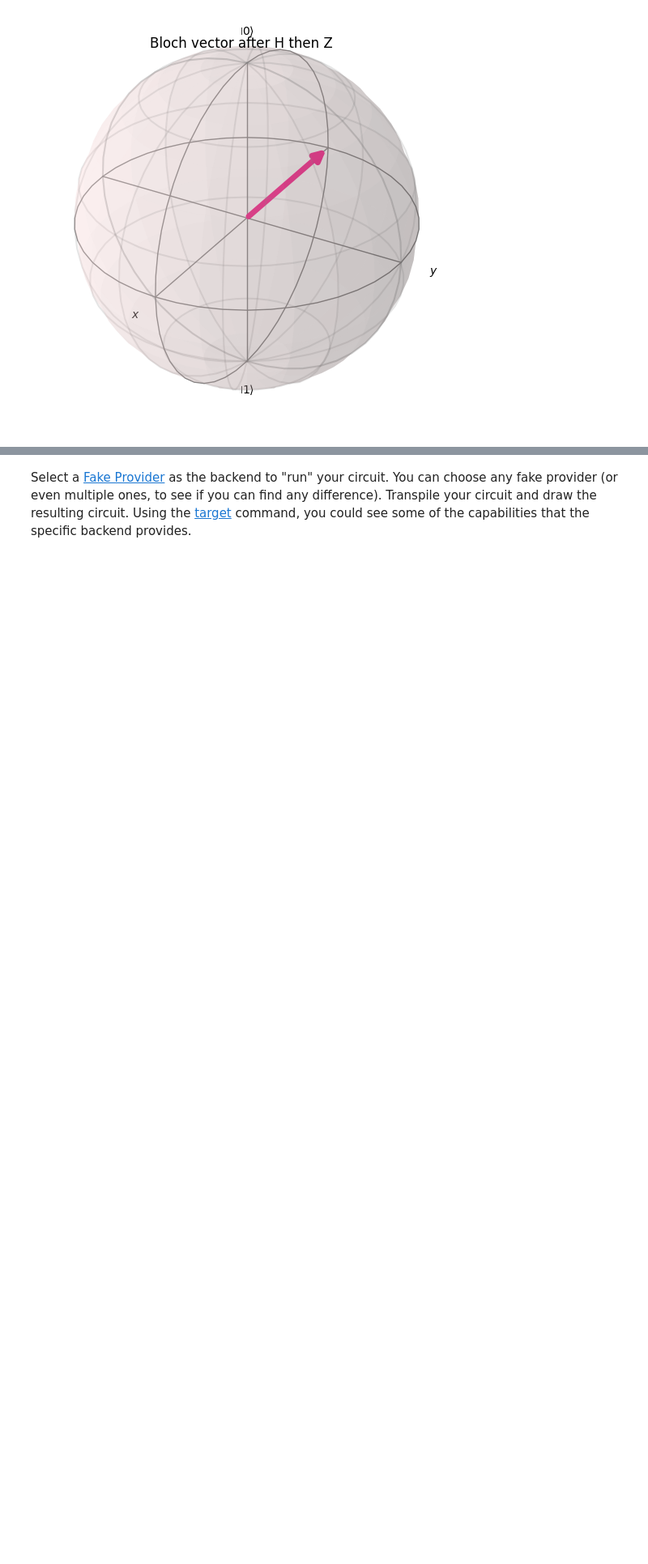
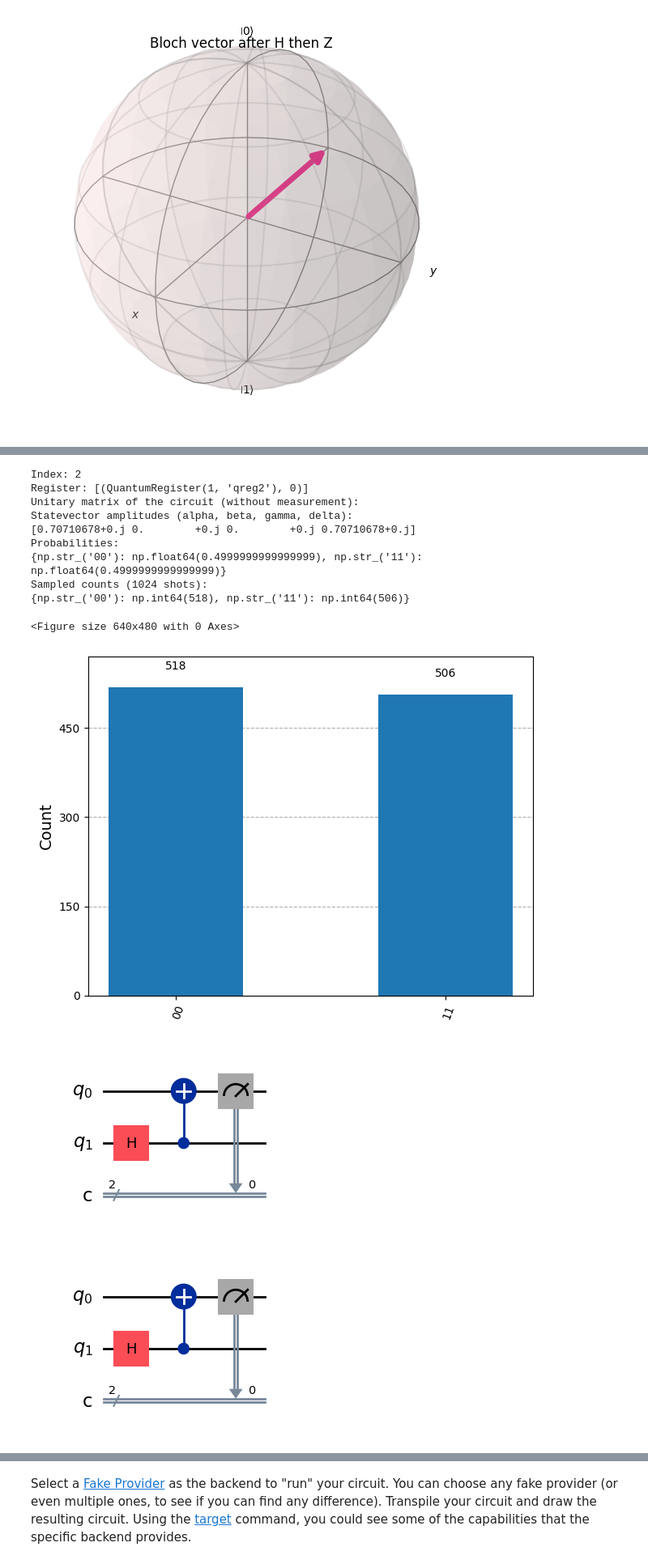
Before and after one commit to RowieK/Quantum-Computing-Minor, a Jupyter notebook: QCI - Assignment4 - Lesson 4 - Qiskit Introduction 2/Qiskit Introduction 2/Quantum Programming 2.ipynb, the cells around one changed output, grey strips where cells are left out. Shown at 81% size. Drawn from its saved outputs; the diff is of its cells as text; code cells hidden in the pictures; blank space fills up the shorter version.

```diff
--- a/QCI - Assignment4 - Lesson 4 - Qiskit Introduction 2/Qiskit Introduction 2/Quantum Programming 2.ipynb
+++ b/QCI - Assignment4 - Lesson 4 - Qiskit Introduction 2/Qiskit Introduction 2/Quantum Programming 2.ipynb
@@ -148,6 +148,77 @@ Until now, we have been working on multi-qubit systems, but operating on each qu
 You will implement the following quantum circuit (preparing a Bell state, remember), run the simulation and plot the histogram
 
 ![Exercise2](img/exercise2.png)
+# %%
+%matplotlib inline
+
+from qiskit import QuantumCircuit
+from qiskit.circuit import QuantumRegister, ClassicalRegister
+from qiskit.quantum_info import Operator, Statevector
+from qiskit.visualization import plot_histogram
+from matplotlib import pyplot as plt
+
+qc = QuantumCircuit(2, 2)
+qc.qubits
+
+qr1 = QuantumRegister(2, "qreg1")  # Create a QuantumRegister with 2 qubits
+qr2 = QuantumRegister(1, "qreg2")  # Create a QuantumRegister with 1 qubit
+cr1 = ClassicalRegister(3, "creg1")  # Create a ClassicalRegister with 3 cbits
+
+combined_circuit = QuantumCircuit(
+    qr1, qr2, cr1
+)  # Create a quantum circuit with 2 QuantumRegisters and 1 ClassicalRegister
+combined_circuit.qubits
+
+
+# Find the index and registers of a specific qubit in the combined circuit
+desired_qubit = qr2[0]  # Qubit 0 of register 'qreg2'
+
+print("Index:", combined_circuit.find_bit(desired_qubit).index)
+print("Register:", combined_circuit.find_bit(desired_qubit).registers)
+
+qc.h(1)  # Add H-gate to qubit 1
+qc.cx(1, 0)  # Add CNOT with control qubit 1 and target qubit 0
+
+qc.measure(0, 0)  # Measure qubit 0 into classical bit 0
+
+qc_no_measure = QuantumCircuit(2)
+qc_no_measure.h(1)
+qc_no_measure.cx(1, 0)
+
+unitary = Operator(qc_no_measure).data
+print("Unitary matrix of the circuit (without measurement):")
+
+sv = Statevector(qc_no_measure)
+print("Statevector amplitudes (alpha, beta, gamma, delta):")
+print(sv.data)
+
+probs = sv.probabilities_dict()
+counts = sv.sample_counts(shots=1024)
+
+print("Probabilities:")
+print(probs)
+print("Sampled counts (1024 shots):")
+print(counts)
+
+plt.figure()
+plot_histogram(counts)
+plt.show()
+
+qc.draw("mpl")
+# %% [output]
+Index: 2
+Register: [(QuantumRegister(1, 'qreg2'), 0)]
+Unitary matrix of the circuit (without measurement):
+Statevector amplitudes (alpha, beta, gamma, delta):
+[0.70710678+0.j 0.        +0.j 0.        +0.j 0.70710678+0.j]
+Probabilities:
+{np.str_('00'): np.float64(0.4999999999999999), np.str_('11'): np.float64(0.4999999999999999)}
+Sampled counts (1024 shots):
+{np.str_('00'): np.int64(518), np.str_('11'): np.int64(506)}
+<Figure size 640x480 with 0 Axes>
+[figure, added]
+[figure, added]
+[figure, added]
 # %% [markdown]
 ## Exercise 3: Plotting entangled states
 
```
